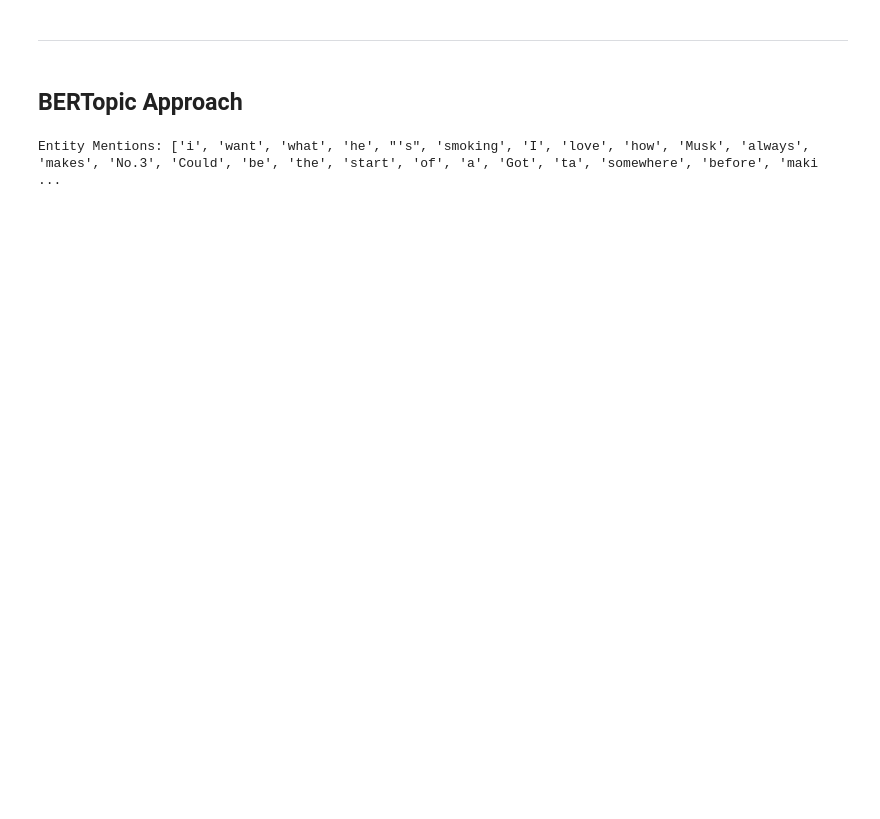
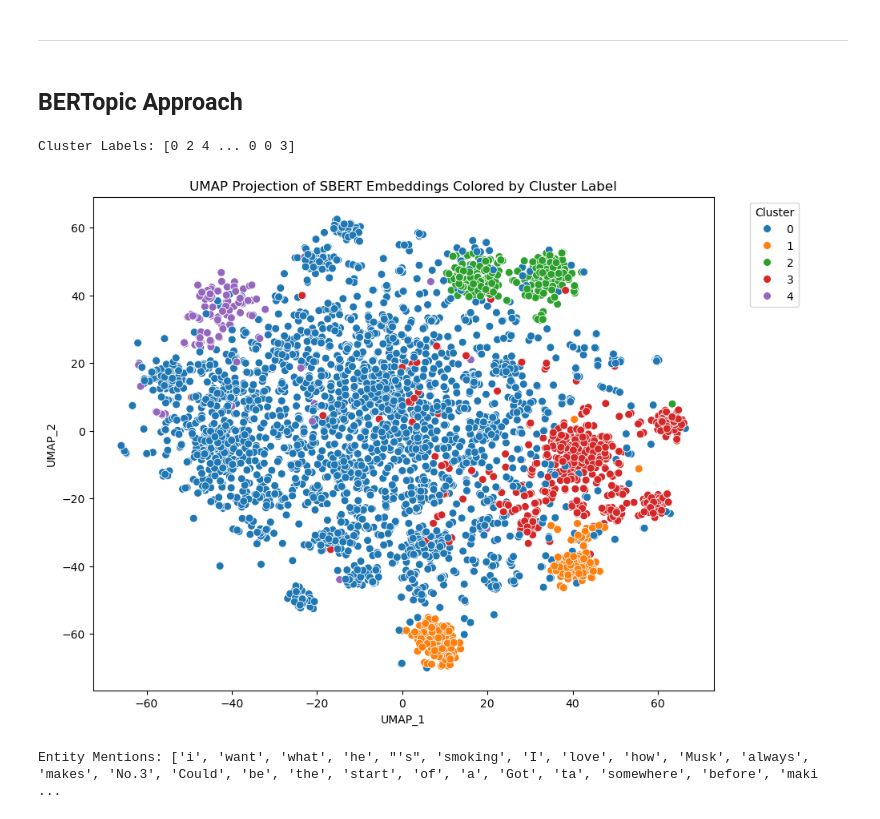
Before and after one commit to michelleddavies/datasci266-NER-project, a Jupyter notebook: code/clustering.ipynb, the cells around one changed output. Cells and saved outputs as stored; diff of their text form; code cells hidden in the pictures; blank space fills up the shorter version.

```diff
--- a/code/clustering.ipynb
+++ b/code/clustering.ipynb
@@ -62,6 +62,38 @@ df.head()
 # %%
 # Load a SentenceTransformer model to generate embeddings
 embedding_model = SentenceTransformer("all-MiniLM-L6-v2")
+# %%
+# Perform Agglomerative Clustering to generate cluster labels
+data_embeddings = embedding_model.encode(df["entity_tokens"].astype(str).tolist())
+clustering_model = AgglomerativeClustering(n_clusters=5)  # Adjust the number of clusters as needed
+cluster_labels = clustering_model.fit_predict(data_embeddings)
+print("Cluster Labels:", cluster_labels)
+# %% [output]
+Cluster Labels: [0 2 4 ... 0 0 3]
+# %%
+from sklearn.manifold import TSNE
+import seaborn as sns
+
+# Generate embeddings for the dataset using the embedding model
+data_embeddings = embedding_model.encode(df["entity_tokens"].astype(str).tolist())
+
+# Figure 1: UMAP projection of SBERT embeddings colored by cluster label
+
+# Reduce dimensionality of embeddings for visualization
+umap_embeddings = TSNE(n_components=2, random_state=42).fit_transform(data_embeddings)
+
+# Create a DataFrame for visualization
+umap_df = pd.DataFrame(umap_embeddings, columns=["UMAP_1", "UMAP_2"])
+umap_df["Cluster"] = cluster_labels
+
+# Plot the UMAP projection
+plt.figure(figsize=(10, 8))
+sns.scatterplot(data=umap_df, x="UMAP_1", y="UMAP_2", hue="Cluster", palette="tab10", s=50)
+plt.title("UMAP Projection of SBERT Embeddings Colored by Cluster Label")
+plt.legend(title="Cluster", bbox_to_anchor=(1.05, 1), loc="upper left")
+plt.show()
+# %% [output]
+[figure, added]
 # %%
 # Convert string representations to actual lists and flatten them
 all_entity_mentions = []
```
Also changed, not shown: parts of 19 cells of this notebook, 1 other file.
